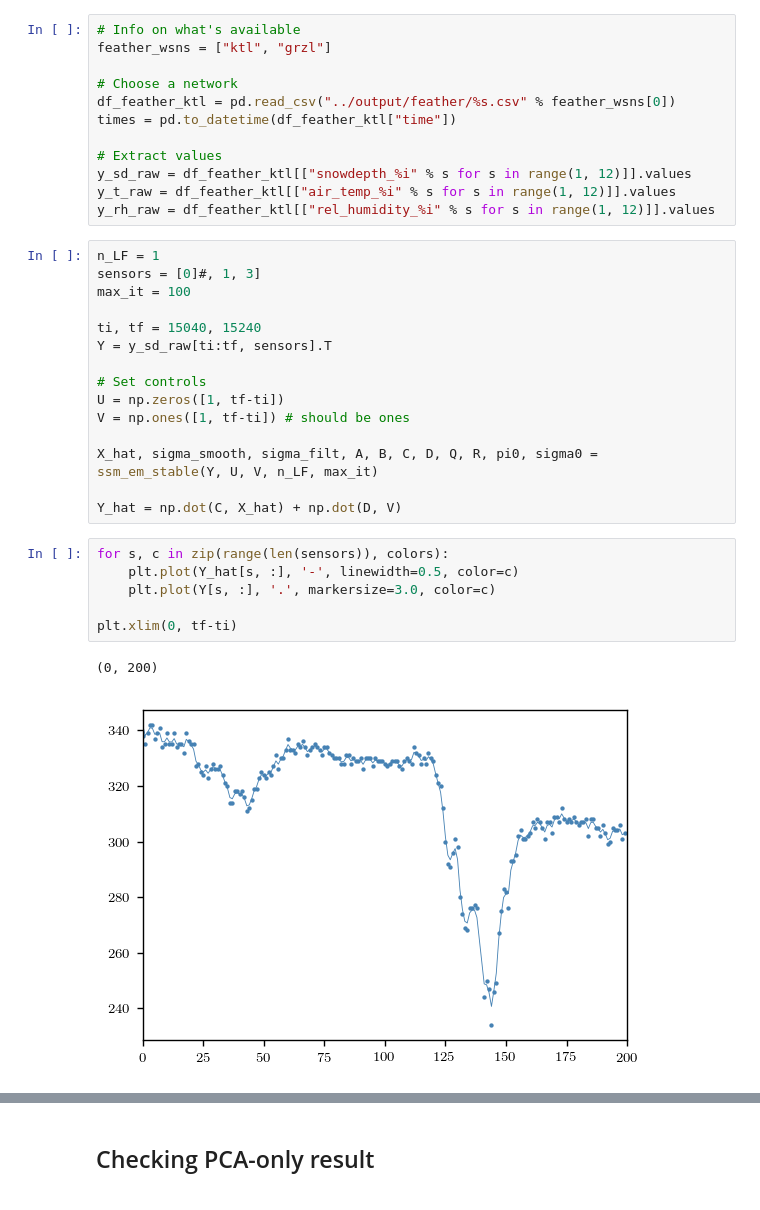
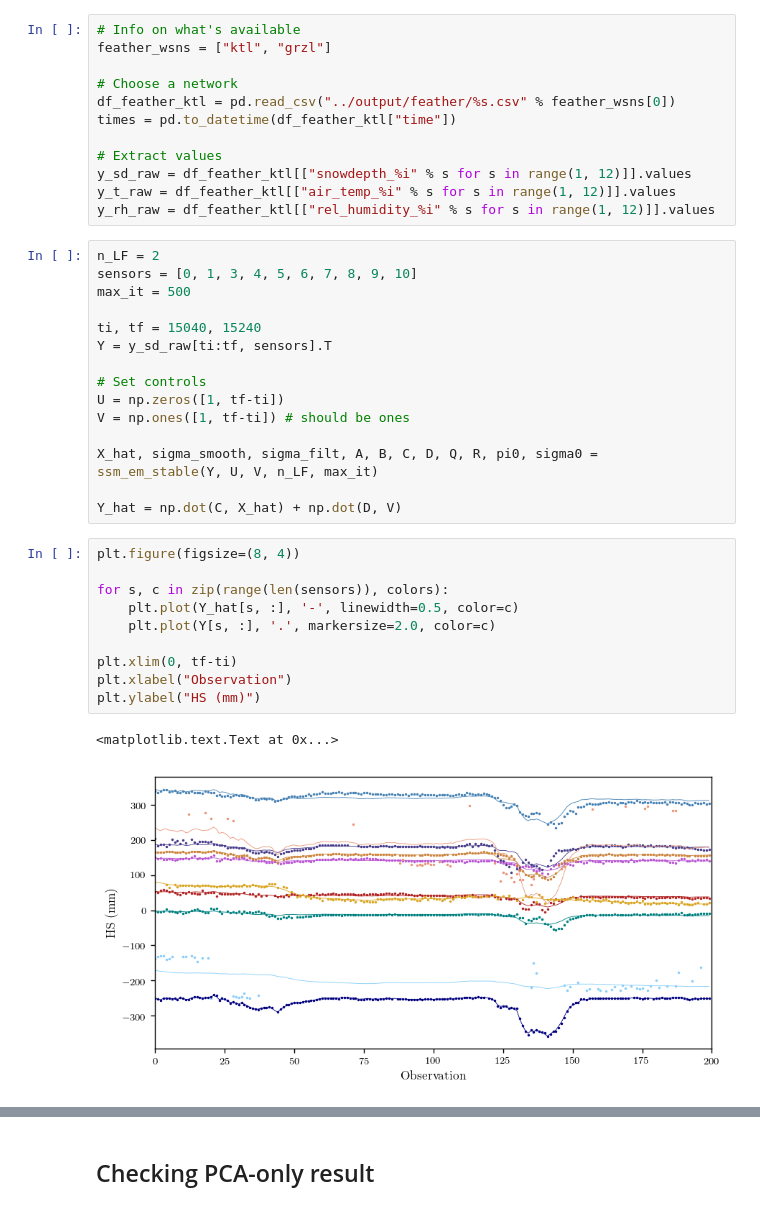
Before and after one commit to adam-coogan/snow_data_cleaning, a Jupyter notebook: scripts/Stable SSM EM.ipynb, the cells around one changed output, grey strips where cells are left out. Saved outputs shown, nothing was run; the diff lists cells and outputs as text.

```diff
--- a/scripts/Stable SSM EM.ipynb
+++ b/scripts/Stable SSM EM.ipynb
@@ -21,9 +21,9 @@ y_sd_raw = df_feather_ktl[["snowdepth_%i" % s for s in range(1, 12)]].values
 y_t_raw = df_feather_ktl[["air_temp_%i" % s for s in range(1, 12)]].values
 y_rh_raw = df_feather_ktl[["rel_humidity_%i" % s for s in range(1, 12)]].values
 # %%
-n_LF = 1
-sensors = [0]#, 1, 3]
-max_it = 100
+n_LF = 2
+sensors = [0, 1, 3, 4, 5, 6, 7, 8, 9, 10]
+max_it = 500
 
 ti, tf = 15040, 15240
 Y = y_sd_raw[ti:tf, sensors].T
@@ -36,11 +36,15 @@ X_hat, sigma_smooth, sigma_filt, A, B, C, D, Q, R, pi0, sigma0 = ssm_em_stable(Y
 
 Y_hat = np.dot(C, X_hat) + np.dot(D, V)
 # %%
+plt.figure(figsize=(8, 4))
+
 for s, c in zip(range(len(sensors)), colors):
     plt.plot(Y_hat[s, :], '-', linewidth=0.5, color=c)
-    plt.plot(Y[s, :], '.', markersize=3.0, color=c)
+    plt.plot(Y[s, :], '.', markersize=2.0, color=c)
 
 plt.xlim(0, tf-ti)
+plt.xlabel("Observation")
+plt.ylabel("HS (mm)")
 # %% [output]
-(0, 200)
+<matplotlib.text.Text at 0x...>
-[figure, old version]
+[figure, new version]
```
Also changed, not shown: parts of 3 cells of this notebook, 1 other file.
